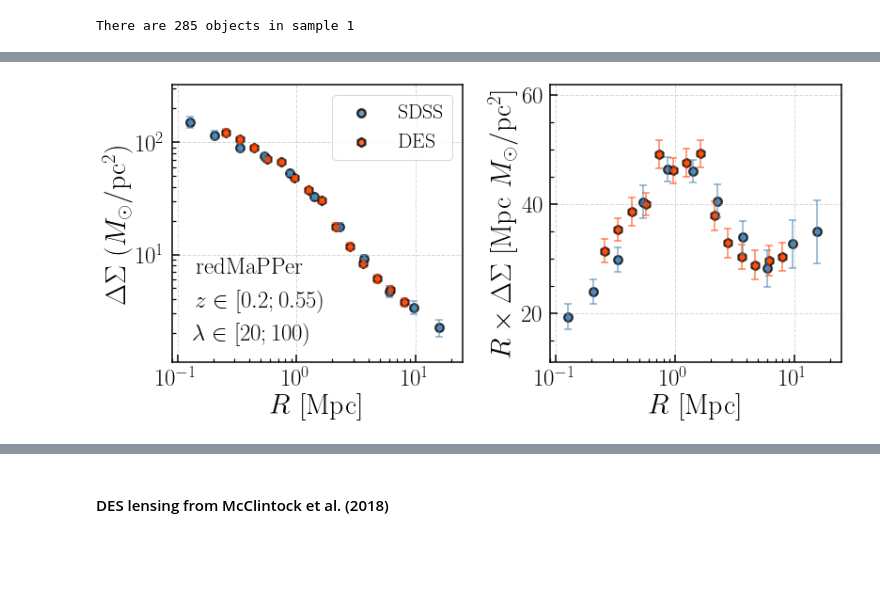
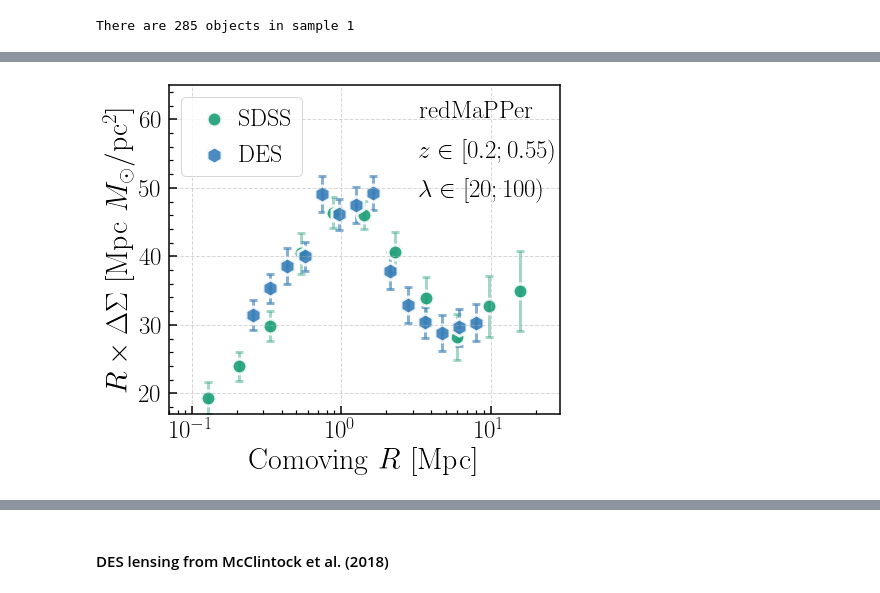
Before and after one commit to dr-guangtou/jianbing, a Jupyter notebook: notebooks/figure/figG1.ipynb, the cells around one changed output, grey strips where cells are left out. Cells and saved outputs as stored; diff of their text form; code cells hidden in the pictures; blank space fills up the shorter version.

Commit message:
Update Appendix figures

```diff
--- a/notebooks/figure/figG1.ipynb
+++ b/notebooks/figure/figG1.ipynb
@@ -87,73 +139,43 @@ There are 285 objects in sample 1
 # %%
-fig = plt.figure(figsize=(11.5, 5))
-fig.subplots_adjust(left=0.13, right=0.99, bottom=0.13, top=0.95,
+fig = plt.figure(figsize=(6.5, 5.5))
+fig.subplots_adjust(left=0.155, right=0.99, bottom=0.16, top=0.99,
                     wspace=0.3, hspace=0.0)
 
-ax1 = fig.add_subplot(121)
-ax1.set_xscale("log", nonpositive='clip')
-ax1.set_yscale("log", nonpositive='clip')
-
-# ---- DeltaSigma ---- #
-# HSC profile
-ax1.errorbar(
-    dsig_sdss.meta['r_mpc'], dsig_sdss[0]['dsigma'], yerr=dsig_sdss[0]['dsig_err_jk'],
-             ecolor='steelblue', color='steelblue', alpha=0.5, capsize=4, capthick=2.0, elinewidth=2.0,
-             label='__no_label__', fmt='o')
-ax1.scatter(
-    dsig_sdss.meta['r_mpc'], dsig_sdss[0]['dsigma'], s=70, alpha=0.8,
-    facecolor='steelblue', edgecolor='k', label=r'$\rm SDSS$', linewidth=2.5)
-
-# DES Profile
-ax1.errorbar(
-    des_dsig['col1'],  des_dsig['col2'], yerr= des_dsig['col3'],
-             ecolor='orangered', color='orangered', alpha=0.5, capsize=4, capthick=2.0, elinewidth=2.0,
-             label='__no_label__', fmt='o')
-ax1.scatter(
-    des_dsig['col1'] , des_dsig['col2'], s=80, alpha=0.8, marker='h',
-    facecolor='orangered', edgecolor='k', label=r'$\rm DES$', linewidth=2.5)
-
-ax1.legend(loc='best', fontsize=22)
-
-_ = ax1.set_xlim(0.09, 25)
-_ = ax1.set_ylim(1.1, 329)
-
-ax1.set_xlabel(r'$R\ [\mathrm{Mpc}]$', fontsize=30)
-ax1.set_ylabel(r'$\Delta\Sigma\ (M_{\odot}/\mathrm{pc}^2)$', fontsize=30)
-
-ax1.text(0.08, 0.32, r'$\rm redMaPPer$', transform=ax1.transAxes, fontsize=25)
-ax1.text(0.08, 0.20, r'$z\in [0.2; 0.55)$', transform=ax1.transAxes, fontsize=25)
-ax1.text(0.07, 0.08, r'$\lambda \in [20; 100)$', transform=ax1.transAxes, fontsize=25)
-
-
 # ---- R x DeltaSigma ---- #
-ax2 = fig.add_subplot(122)
+ax2 = fig.add_subplot(111)
 ax2.set_xscale("log", nonpositive='clip')
 
-# HSC profile
+# sdss profile
 ax2.errorbar(
     dsig_sdss.meta['r_mpc'], dsig_sdss.meta['r_mpc'] * dsig_sdss[0]['dsigma'],
     yerr=(dsig_sdss.meta['r_mpc'] * dsig_sdss[0]['dsig_err_jk']),
-    ecolor='steelblue', color='steelblue', alpha=0.5, capsize=4, capthick=2.0, elinewidth=2.0,
-    label='__no_label__', fmt='o')
+    ecolor="#1b9e77", color="None", alpha=0.4, capsize=4, capthick=3.0, elinewidth=3.0,
+    label='__no_label__', fmt='.', zorder=0)
 ax2.scatter(
-    dsig_sdss.meta['r_mpc'], dsig_sdss.meta['r_mpc'] * dsig_sdss[0]['dsigma'], s=70, alpha=0.8,
-    facecolor='steelblue', edgecolor='k', label=r'$\rm HSC$', linewidth=2.5)
+    dsig_sdss.meta['r_mpc'], dsig_sdss.meta['r_mpc'] * dsig_sdss[0]['dsigma'], s=220, alpha=0.9,
+    facecolor="#1b9e77", edgecolor='w', label=r'$\rm SDSS$', linewidth=3)
 
 # DES Profile
 ax2.errorbar(
     des_dsig['col1'],  des_dsig['col1'] * des_dsig['col2'],
     yerr=(des_dsig['col1'] * des_dsig['col3']),
-    ecolor='orangered', color='orangered', alpha=0.5, capsize=4, capthick=2.0, elinewidth=2.0,
-    label='__no_label__', fmt='o')
+    ecolor="#377eb8", color="#377eb8", alpha=0.6, capsize=4, capthick=3.0, elinewidth=3.0,
+    label='__no_label__', fmt='.', zorder=0)
 ax2.scatter(
-    des_dsig['col1'] , des_dsig['col1'] * des_dsig['col2'], s=80, alpha=0.8,
-    marker='h', facecolor='orangered', edgecolor='k', label=r'$\rm DES$', linewidth=2.5)
+    des_dsig['col1'] , des_dsig['col1'] * des_dsig['col2'], s=300, alpha=0.9,
+    marker='h', facecolor="#377eb8", edgecolor='w', label=r'$\rm DES$', linewidth=3)
 
-_ = ax2.set_xlim(0.09, 25)
-_ = ax2.set_ylim(11, 62)
+ax2.legend(loc='upper left', fontsize=24, handletextpad=0.02)
 
-_ = ax2.set_xlabel(r'$R\ [\mathrm{Mpc}]$', fontsize=30)
+ax2.text(0.64, 0.90, r'$\rm redMaPPer$', transform=ax2.transAxes, fontsize=25)
+ax2.text(0.64, 0.78, r'$z\in [0.2; 0.55)$', transform=ax2.transAxes, fontsize=25)
+ax2.text(0.64, 0.66, r'$\lambda \in [20; 100)$', transform=ax2.transAxes, fontsize=25)
+
+_ = ax2.set_xlim(0.07, 29)
+_ = ax2.set_ylim(17, 65)
+
+_ = ax2.set_xlabel(r'${\rm Comoving}\ R\ [\mathrm{Mpc}]$', fontsize=30)
 _ = ax2.set_ylabel(
     r'$R \times \Delta\Sigma\ [{\rm Mpc}\ M_{\odot}/\mathrm{pc}^2]$', fontsize=30)
 # %% [output]
-[figure, old version]
+[figure, new version]
```
Also changed, not shown: parts of 42 cells of this notebook, 6 other files.
